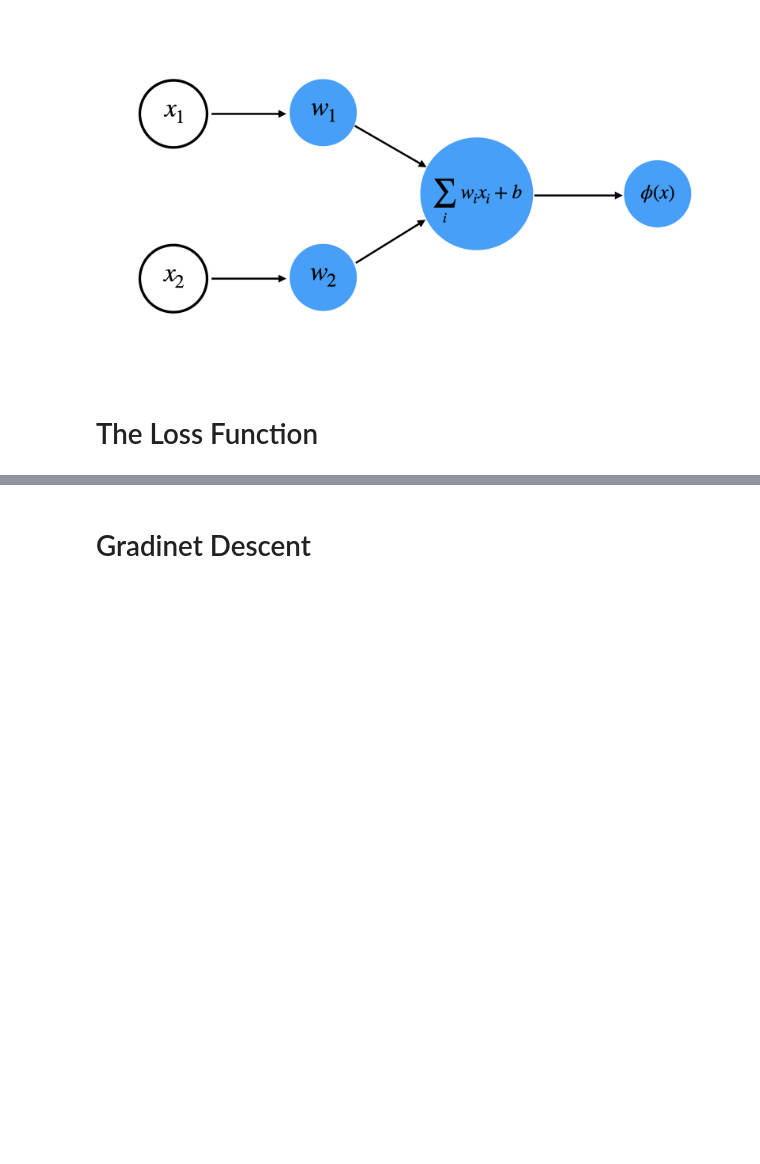
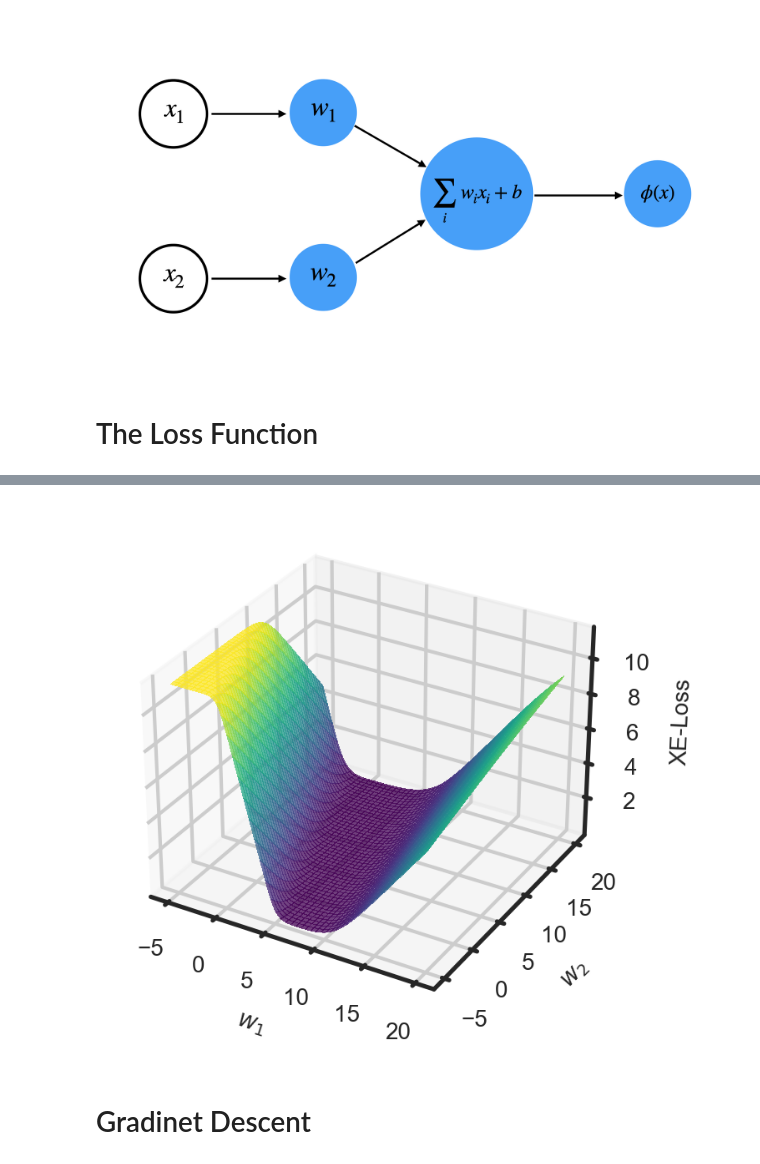
Before and after one commit to athms/deep-learning-basics, a Jupyter notebook: 0-Perceptron-Gradient-Descent.ipynb, the cells around one changed output, grey strips where cells are left out. Saved outputs shown, nothing was run; the diff lists cells and outputs as text; code cells hidden in the pictures; blank space fills up the shorter version.

```diff
--- a/0-Perceptron-Gradient-Descent.ipynb
+++ b/0-Perceptron-Gradient-Descent.ipynb
@@ -172,3 +172,16 @@ fig.savefig('figures/Figure-0-2_Perceptron-Loss.png', dpi=600)
+# %%
+from mpl_toolkits.mplot3d import Axes3D
+from matplotlib import cm
+fig = plt.figure(dpi=200)
+ax = fig.add_subplot(111, projection='3d')
+ax.plot_surface(W1, W2, ZZ, cmap=cm.viridis, alpha=0.75,
+                linewidth=0, antialiased=False, zorder=-99)
+ax.set_xlabel(r"$w_1$", fontsize=10)
+ax.set_ylabel(r"$w_2$", fontsize=10)
+ax.set_zlabel('XE-Loss', fontsize=10)
+ax.tick_params(labelsize=10)
+# %% [output]
+[figure, added]
 # %% [markdown]
 # Gradinet Descent
 # %%
```
Also changed, not shown: parts of 3 cells of this notebook.
